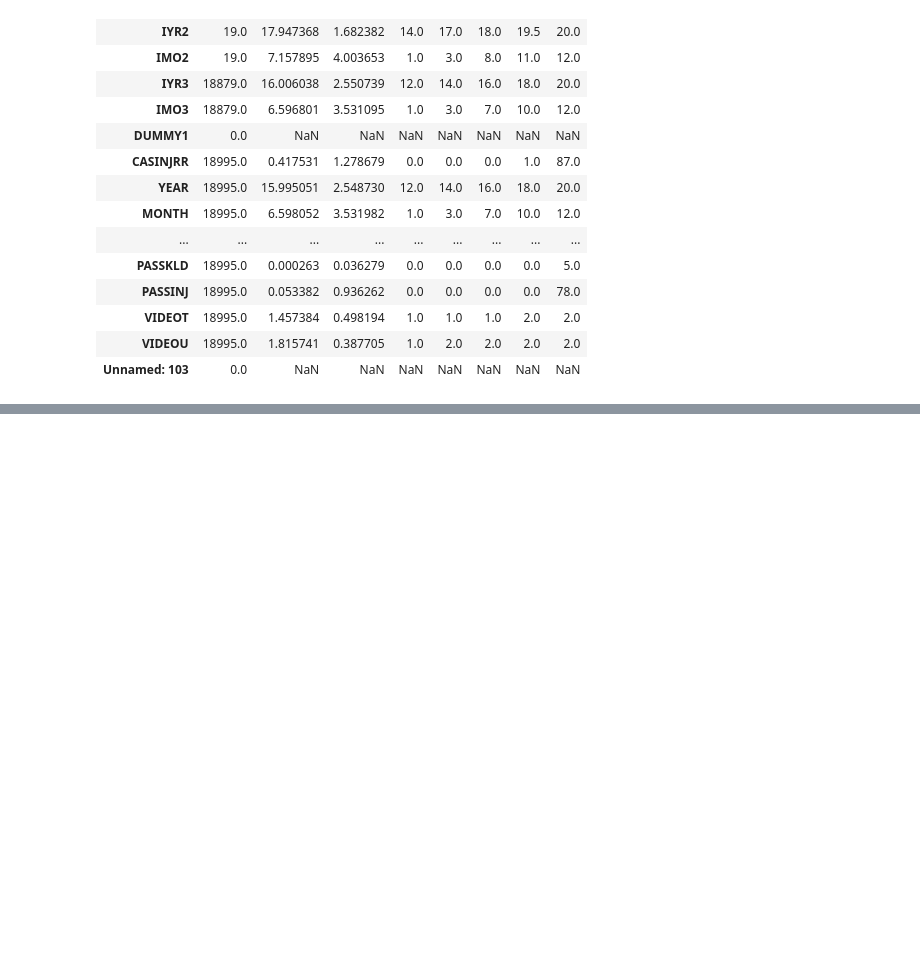
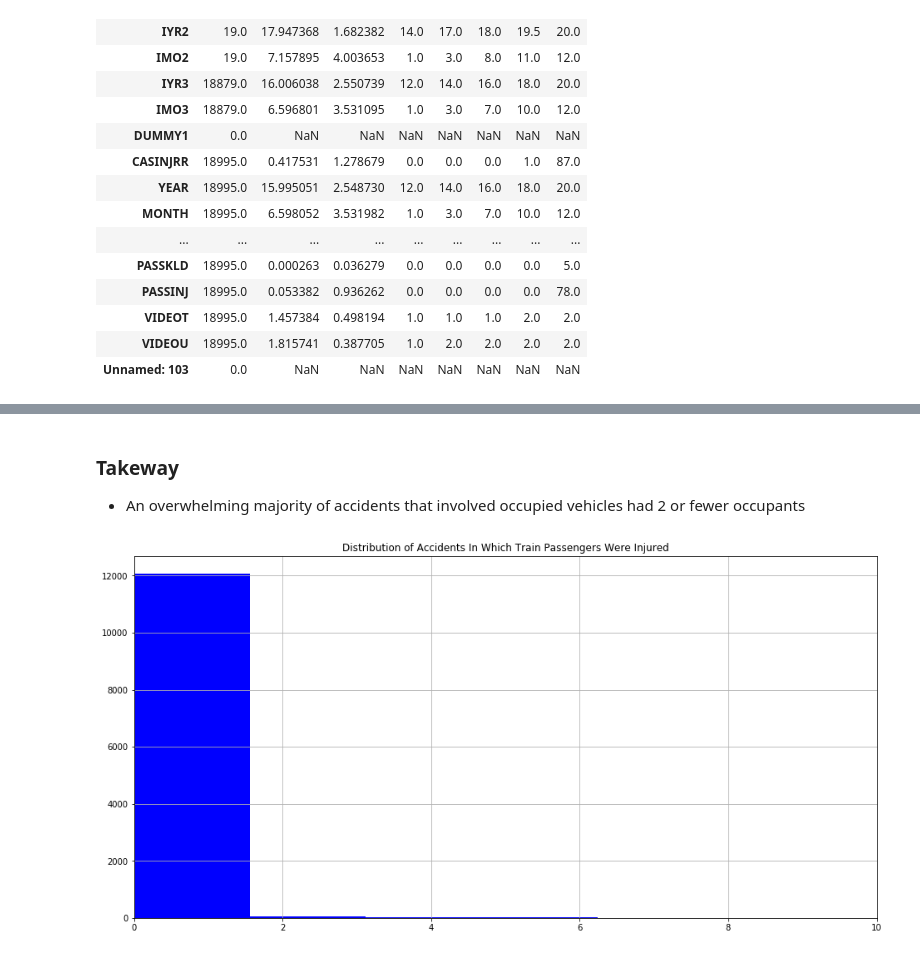
Before and after one commit to OTR-Capstone/Off_The_Rails, a Jupyter notebook: Steve_Stuff/workbench.ipynb, the cells around one changed output, grey strips where cells are left out. Cells and saved outputs as stored; diff of their text form; code cells hidden in the pictures; blank space fills up the shorter version.

```diff
--- a/Steve_Stuff/workbench.ipynb
+++ b/Steve_Stuff/workbench.ipynb
@@ -93,0 +126,11 @@ memory usage: 4.6+ MB
+# %% [markdown]
+### Takeway
+- An overwhelming majority of accidents that involved occupied vehicles had 2 or fewer occupants
+# %%
+hwy_df['train_pass_injured'].hist(color='blue', bins=50, figsize=(16, 8))
+
+plt.xlim([0, 10])
+plt.title('Distribution of Accidents In Which Train Passengers Were Injured')
+plt.show()
+# %% [output]
+[figure, added]
```
Also changed, not shown: parts of 17 cells of this notebook.
